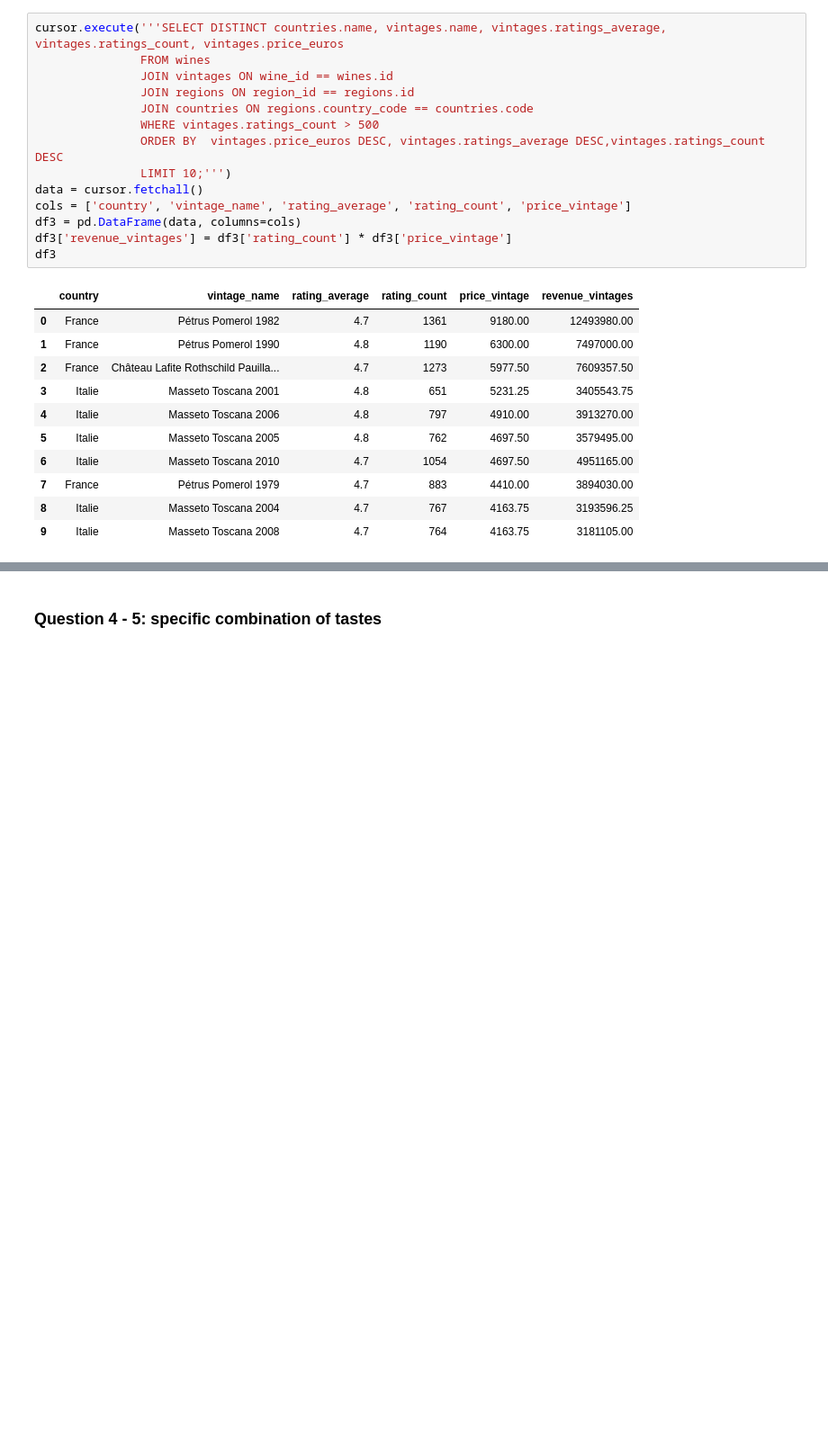
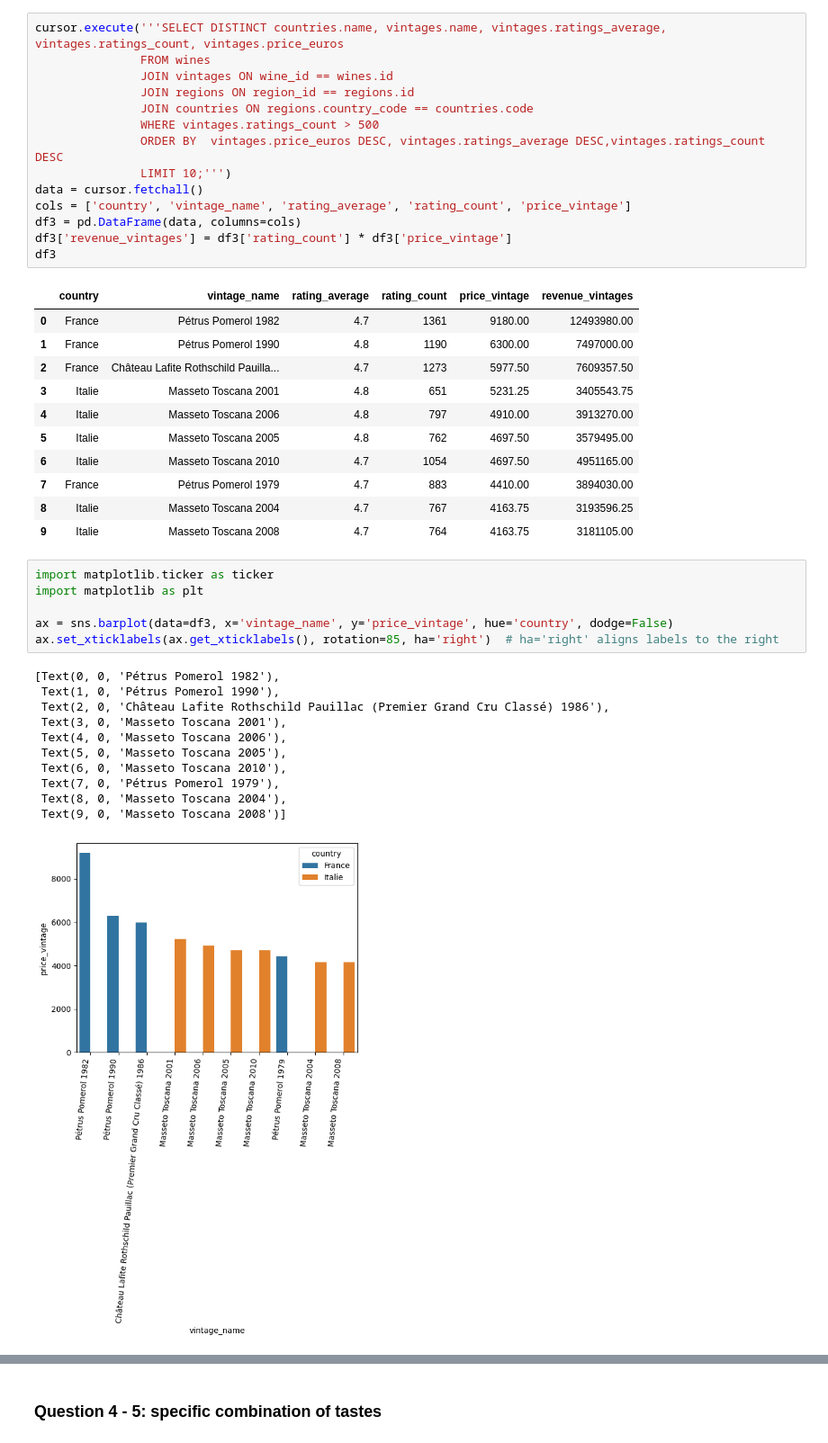
Before and after one commit to JonathanRabbi/Vivinio.Project, a Jupyter notebook: main.ipynb, the cells around one changed output, grey strips where cells are left out. Shown at 90% size. Saved outputs shown, nothing was run; the diff lists cells and outputs as text; blank space fills up the shorter version.

```diff
--- a/main.ipynb
+++ b/main.ipynb
@@ -101,3 +115,21 @@ df3
 | 7 | France | Pétrus Pomerol 1979 | 4.7 | 883 | 4410.00 | 3894030.00 |
 | 8 | Italie | Masseto Toscana 2004 | 4.7 | 767 | 4163.75 | 3193596.25 |
 | 9 | Italie | Masseto Toscana 2008 | 4.7 | 764 | 4163.75 | 3181105.00 |
+# %%
+import matplotlib.ticker as ticker
+import matplotlib as plt
+
+ax = sns.barplot(data=df3, x='vintage_name', y='price_vintage', hue='country', dodge=False)
+ax.set_xticklabels(ax.get_xticklabels(), rotation=85, ha='right')  # ha='right' aligns labels to the right
+# %% [output]
+[Text(0, 0, 'Pétrus Pomerol 1982'),
+ Text(1, 0, 'Pétrus Pomerol 1990'),
+ Text(2, 0, 'Château Lafite Rothschild Pauillac (Premier Grand Cru Classé) 1986'),
+ Text(3, 0, 'Masseto Toscana 2001'),
+ Text(4, 0, 'Masseto Toscana 2006'),
+ Text(5, 0, 'Masseto Toscana 2005'),
+ Text(6, 0, 'Masseto Toscana 2010'),
+ Text(7, 0, 'Pétrus Pomerol 1979'),
+ Text(8, 0, 'Masseto Toscana 2004'),
+ Text(9, 0, 'Masseto Toscana 2008')]
+[figure, added]
```
Also changed, not shown: parts of 7 cells of this notebook, 1 other file.
